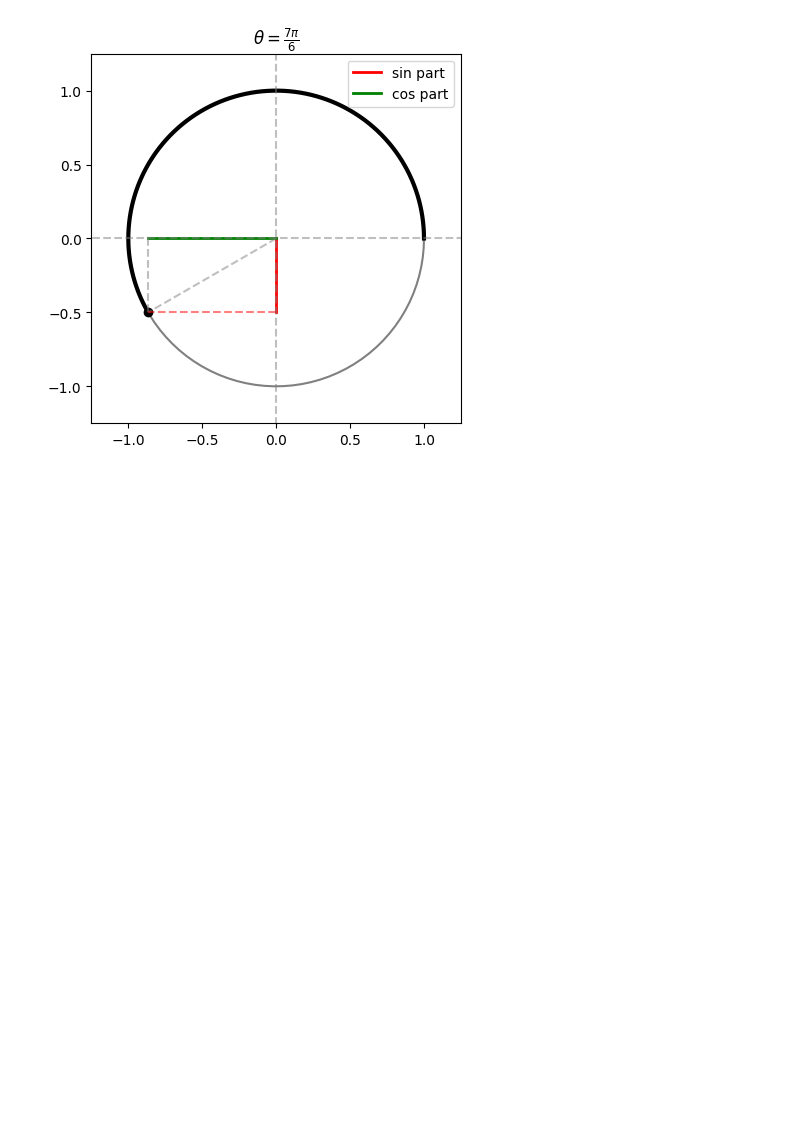
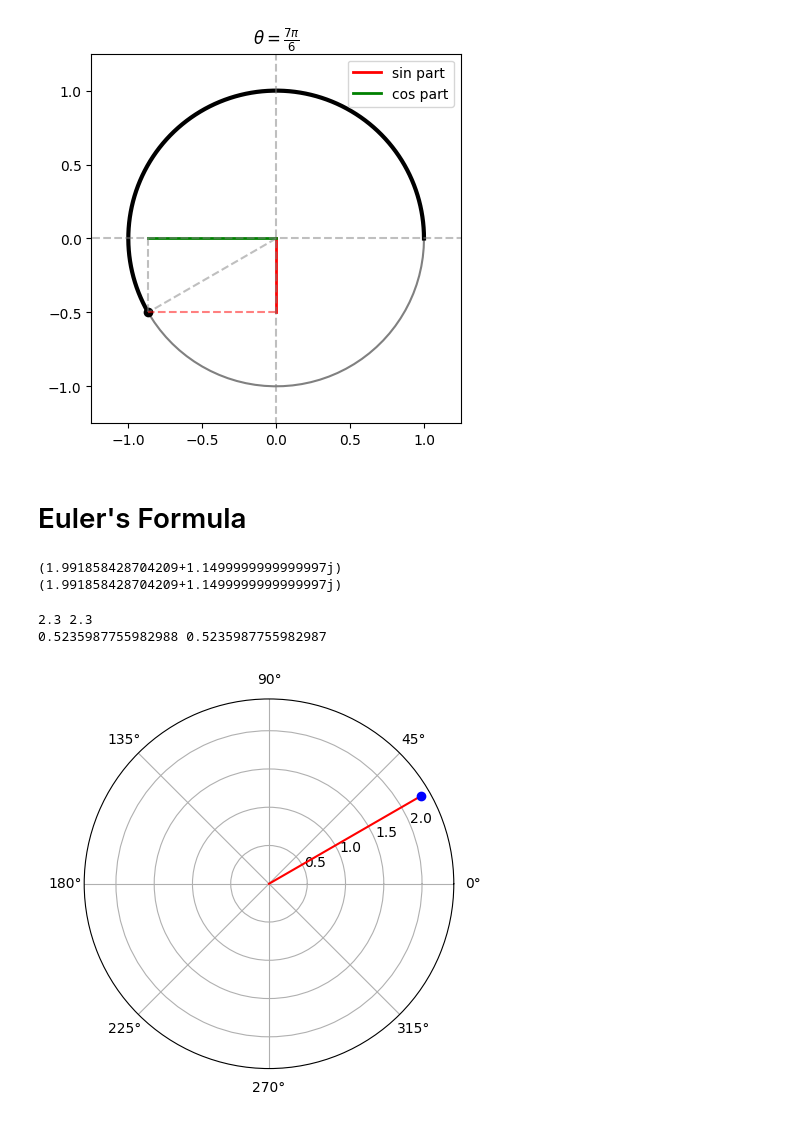
Before and after one commit to rtharris619/ProjectMath, a Jupyter notebook: Trigonometry/trigonometry.ipynb, the cells around one changed output. Saved outputs shown, nothing was run; the diff lists cells and outputs as text; code cells hidden in the pictures; blank space fills up the shorter version.

```diff
--- a/Trigonometry/trigonometry.ipynb
+++ b/Trigonometry/trigonometry.ipynb
@@ -235,3 +235,35 @@ plt.legend()
 plt.show()
 # %% [output]
 [figure]
+# %% [markdown]
+# Euler's Formula
+# %%
+# e^ik = cos(k) + i*sin(k)
+
+k = np.pi/6
+m = 2.3
+
+eul = m*np.exp(1j*k)
+cis = m*(np.cos(k) + 1j*np.sin(k))
+
+print(eul)
+print(cis)
+# %% [output]
+(1.991858428704209+1.1499999999999997j)
+(1.991858428704209+1.1499999999999997j)
+# %%
+mag = np.abs(eul)
+ang = np.angle(eul)
+
+print(m,mag)
+print(k,ang)
+
+plt.polar([0,ang],[0,mag],'r')
+
+plt.polar(k,m,'bo')
+
+plt.show()
+# %% [output]
+2.3 2.3
+0.5235987755982988 0.5235987755982987
+[figure, added]
```
Also changed, not shown: parts of 1 cell of this notebook.
